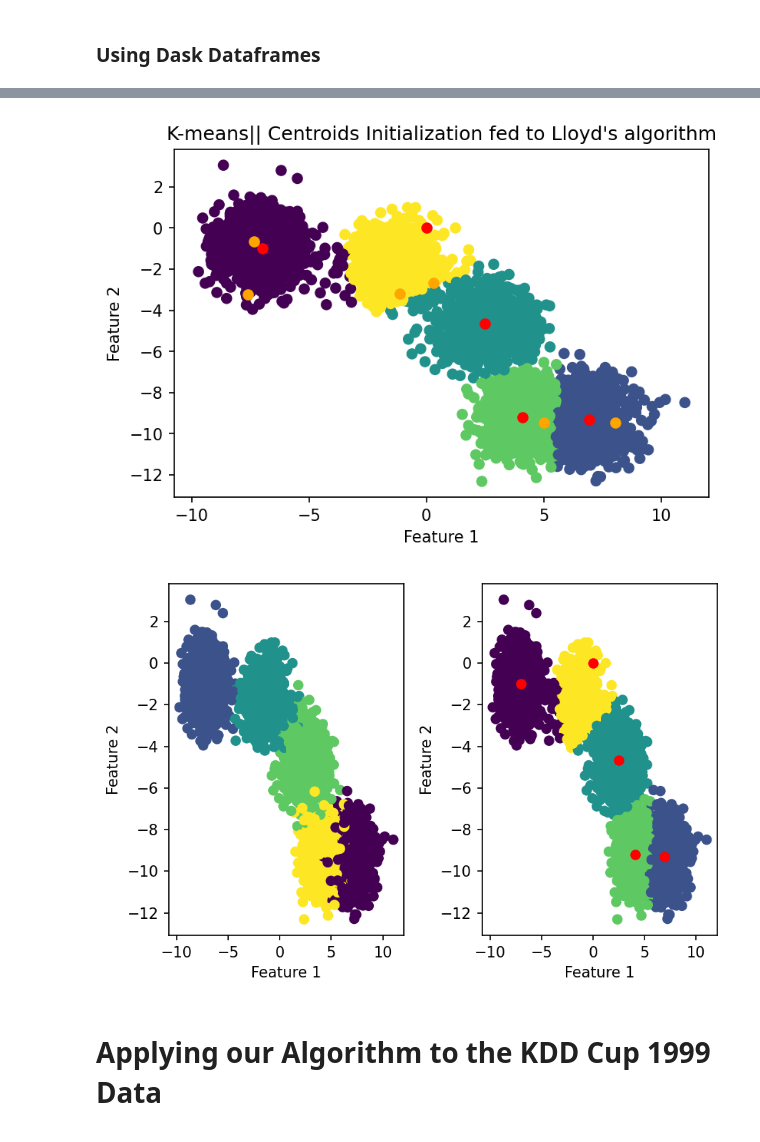
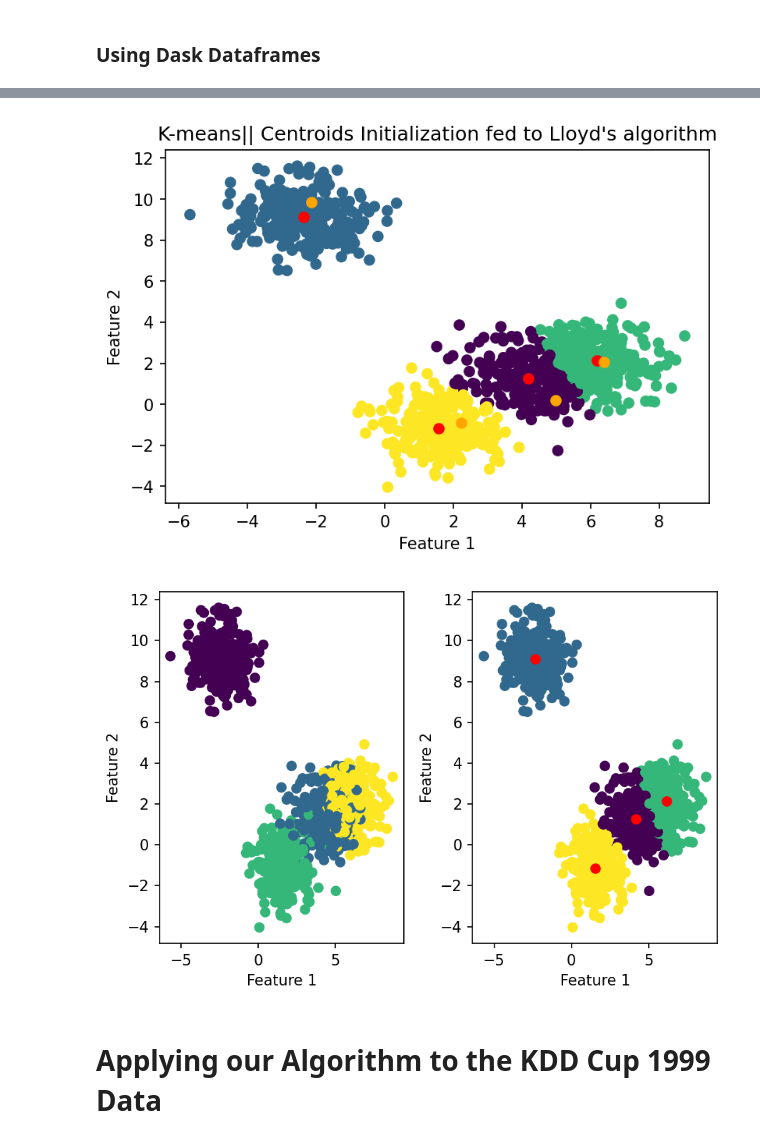
Before and after one commit to ElHuaco/Distributed-k-means, a Jupyter notebook: src/dask/notebooks/OUR CODE/Main.ipynb, the cells around one changed output, grey strips where cells are left out. Cells and saved outputs as stored; diff of their text form; code cells hidden in the pictures.

```diff
--- a/src/dask/notebooks/OUR CODE/Main.ipynb
+++ b/src/dask/notebooks/OUR CODE/Main.ipynb
@@ -226,9 +176,17 @@ def k_means_scalable_opt(X, k, l):
 # %% [markdown]
 ## Test function
 # %%
-n_workers=len(client.scheduler_info()['workers'])
-N=4000
-n_feat=2
-data, labels = dask_ml.datasets.make_blobs(N,n_features=n_feat ,centers=5, chunks=(N/n_workers,n_feat))
-data.persist()
+def get_chunks(X, mem_usage=0.6):
+    num_workers = 0
+    memory_worker = np.array([])
+    for i in client.scheduler_info()['workers']:
+        memory_worker = np.append(memory_worker, client.scheduler_info()['workers'][i]['memory_limit'])
+        num_workers += 1
+    return np.max((int(X.nbytes/(memory_worker.min()*mem_usage)) + 1, int(len(X)/num_workers)))
+
+
+X, y = dask_ml.datasets.make_blobs(1000,n_features=2 ,centers=4, chunks=8)
+#X = sklearn.datasets.fetch_kddcup99().data
+X = X.rechunk(get_chunks(X))
+X.persist()
 # %% [output]
@@ -312,7 +270,7 @@ def lloyd_scalable_df(k, X, centroids = None, maxIter = 150, patience = 1e-7):
 # %%
 import matplotlib.pyplot as plt
 plt.figure(dpi=150)
-plt.scatter(data[:,0], data[:,1], c=pred_labels)
+plt.scatter(X[:,0], X[:,1], c=pred_labels)
 plt.scatter(results[:,0], results[:,1],c='red')
 plt.scatter(centroids_pp_w[:,0], centroids_pp_w[:,1],c='orange')
 plt.title("K-means|| Centroids Initialization fed to Lloyd's algorithm")
@@ -320,20 +278,20 @@ plt.xlabel("Feature 1")
 plt.ylabel("Feature 2")
 plt.show()
 # %% [output]
-[figure, old version]
+[figure, new version]
 # %%
 fig, ax = plt.subplots(1, 2, dpi=150)
-ax[0].scatter(data[:,0], data[:,1], c=labels)
-ax[1].scatter(data[:,0], data[:,1], c=pred_labels)
+ax[0].scatter(X[:,0], X[:,1], c=y)
+ax[1].scatter(X[:,0], X[:,1], c=pred_labels)
 ax[1].scatter(results[:,0], results[:,1],c='red')
 ax[0].set_xlabel('Feature 1')
 ax[0].set_ylabel('Feature 2')
 ax[1].set_xlabel('Feature 1')
 ax[1].set_ylabel('Feature 2')
 plt.tight_layout()
 plt.show()
 # %% [output]
-[figure, old version]
+[figure, new version]
 # %% [markdown]
 # Applying our Algorithm to the KDD Cup 1999 Data
 # %% [markdown]
```
Also changed, not shown: parts of 25 cells of this notebook, 2 other files.
